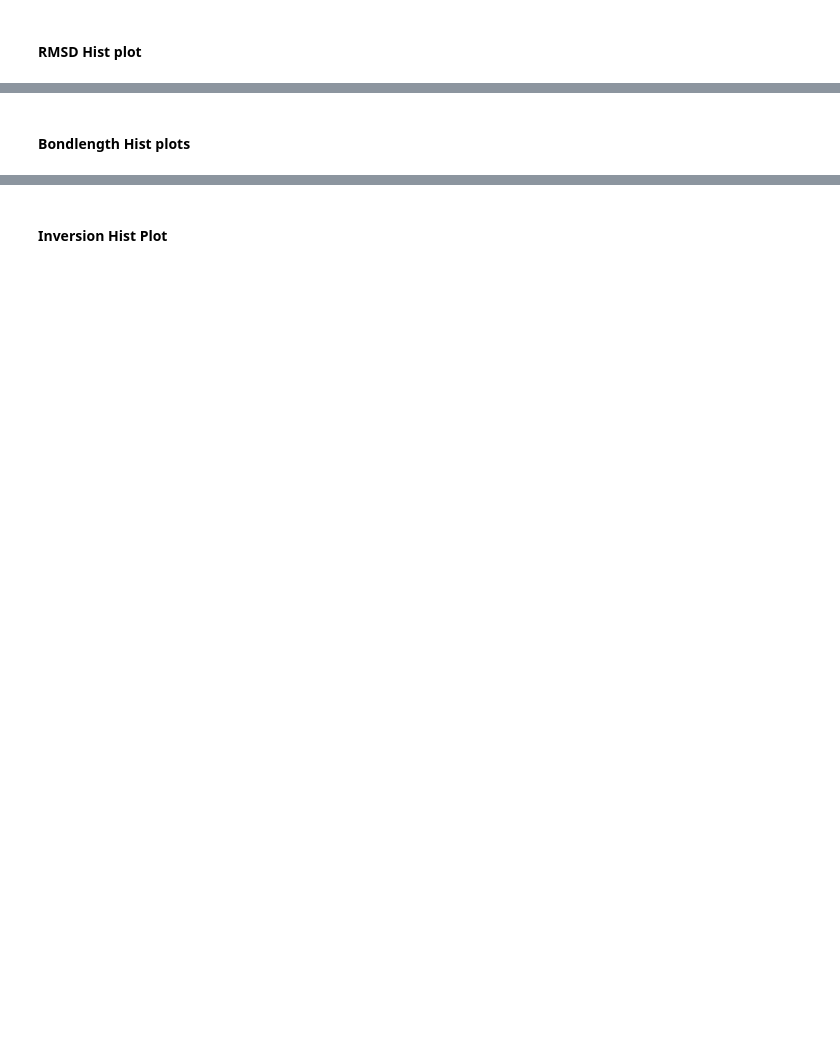
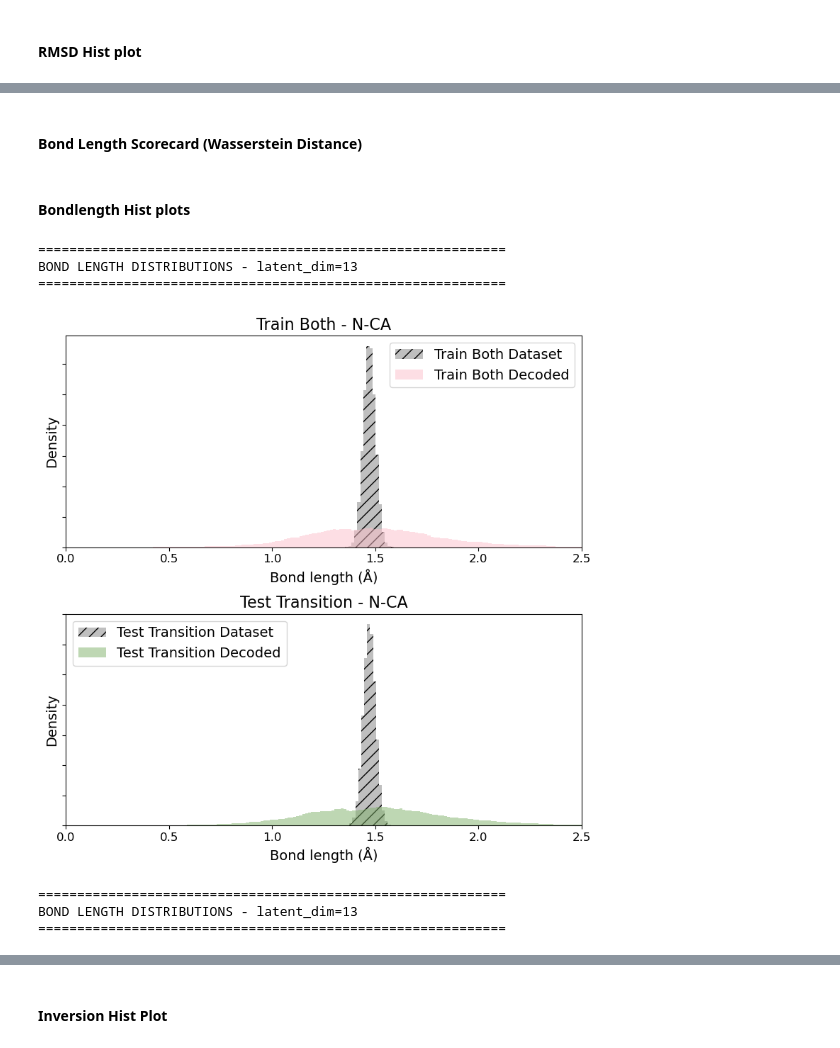
Before and after one commit to briandaniel14/molearn, a Jupyter notebook: analysis/cnn_multi_dim.ipynb, the cells around one changed output, grey strips where cells are left out. Saved outputs shown, nothing was run; the diff lists cells and outputs as text; code cells hidden in the pictures; blank space fills up the shorter version.

```diff
--- a/analysis/cnn_multi_dim.ipynb
+++ b/analysis/cnn_multi_dim.ipynb
@@ -245,28 +276,25 @@ for var in TARGET_VARS:
+# %% [markdown]
+#### Bond Length Scorecard (Wasserstein Distance)
 # %% [markdown]
 #### Bondlength Hist plots
 # %%
 from molearn.analysis.plot import plot_bondlength_hist
 
-RUN: int = 3
+temp = [[5, 13], [3, 13]]
 
-for LATENT_DIM in [2, 11, 13]:
+for run, var in temp:
     print("=" * 60)
-    print(f"BOND LENGTH DISTRIBUTIONS - latent_dim={LATENT_DIM}")
+    print(f"BOND LENGTH DISTRIBUTIONS - latent_dim={var}")
     print("=" * 60)
 
-    bondlength_train_open = MAs[RUN][LATENT_DIM].get_bondlengths("train_open")
-    bondlength_train_closed = MAs[RUN][LATENT_DIM].get_bondlengths("train_closed")
-    bondlength_test_trans = MAs[RUN][LATENT_DIM].get_bondlengths("test_trans")
-
-    bondlength_plot_data: list[tuple[str, ...]] = [
-        ("train_open", "Train Open", "#1f77b4"),
-        ("train_closed", "Train Closed", "#ff7f0e"),
-        ("test_trans", "Test Transition", "#2ca02c"),
-    ]
-
     plot_bondlength_hist(
-        MAs[RUN][LATENT_DIM],
-        plot_data=bondlength_plot_data,
-        bins=60,
-        dpi=150,
+        MAs[run][var], plot_data=plot_data, bins=300, dpi=150, bond_types=["N-CA"]
     )
+# %% [output]
+============================================================
+BOND LENGTH DISTRIBUTIONS - latent_dim=13
+============================================================
+[figure, added]
+============================================================
+BOND LENGTH DISTRIBUTIONS - latent_dim=13
+============================================================
```
Also changed, not shown: parts of 28 cells of this notebook, 5 other files.
